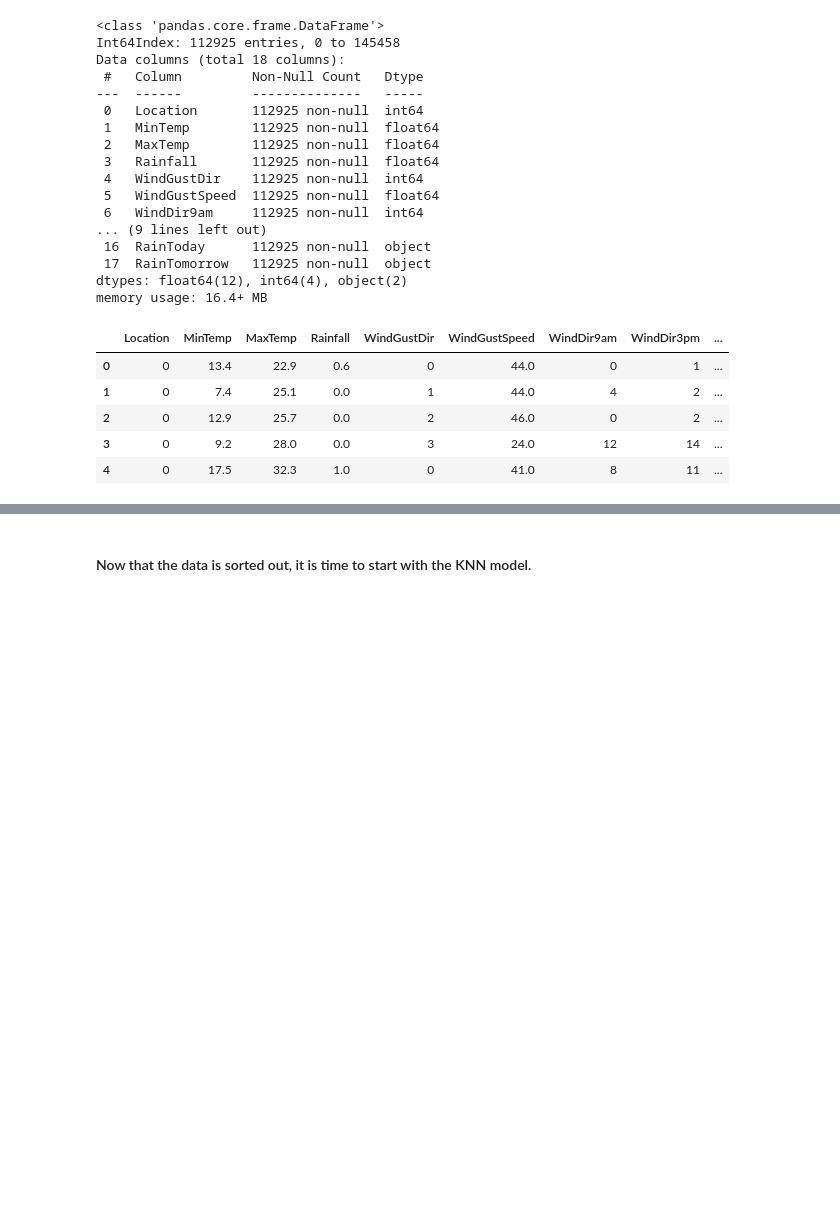
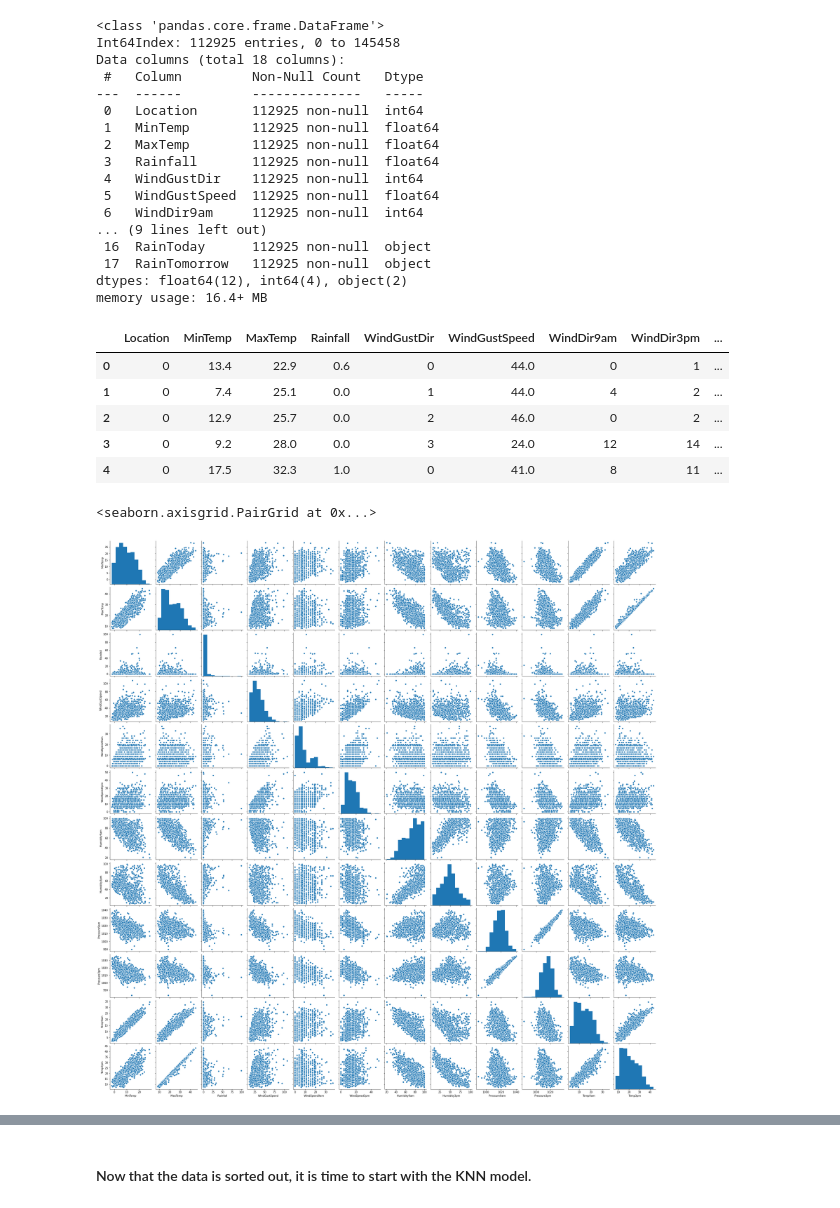
Before and after one commit to TumbleHood/data-science-intro, a Jupyter notebook: Classification.ipynb, the cells around one changed output, grey strips where cells are left out. Cells and saved outputs as stored; diff of their text form; code cells hidden in the pictures; blank space fills up the shorter version.

```diff
--- a/Classification.ipynb
+++ b/Classification.ipynb
@@ -282,3 +282,9 @@ df.head()
 | 2 | 0 | 12.9 | 25.7 | 0.0 | 2 | 46.0 | 0 | 2 | ... |
 | 3 | 0 | 9.2 | 28.0 | 0.0 | 3 | 24.0 | 12 | 14 | ... |
 | 4 | 0 | 17.5 | 32.3 | 1.0 | 0 | 41.0 | 8 | 11 | ... |
+# %%
+import seaborn as sns
+sns.pairplot(df[:1000])
+# %% [output]
+<seaborn.axisgrid.PairGrid at 0x...>
+[figure, added]
```
Also changed, not shown: parts of 14 cells of this notebook, 1 other file.
